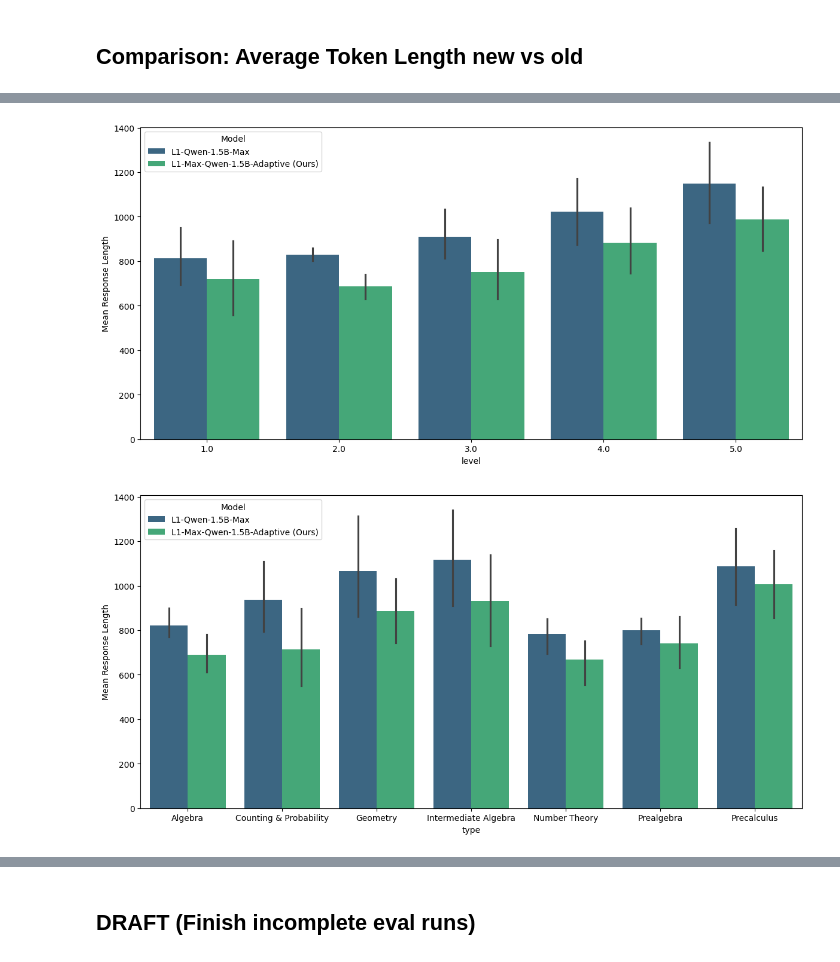
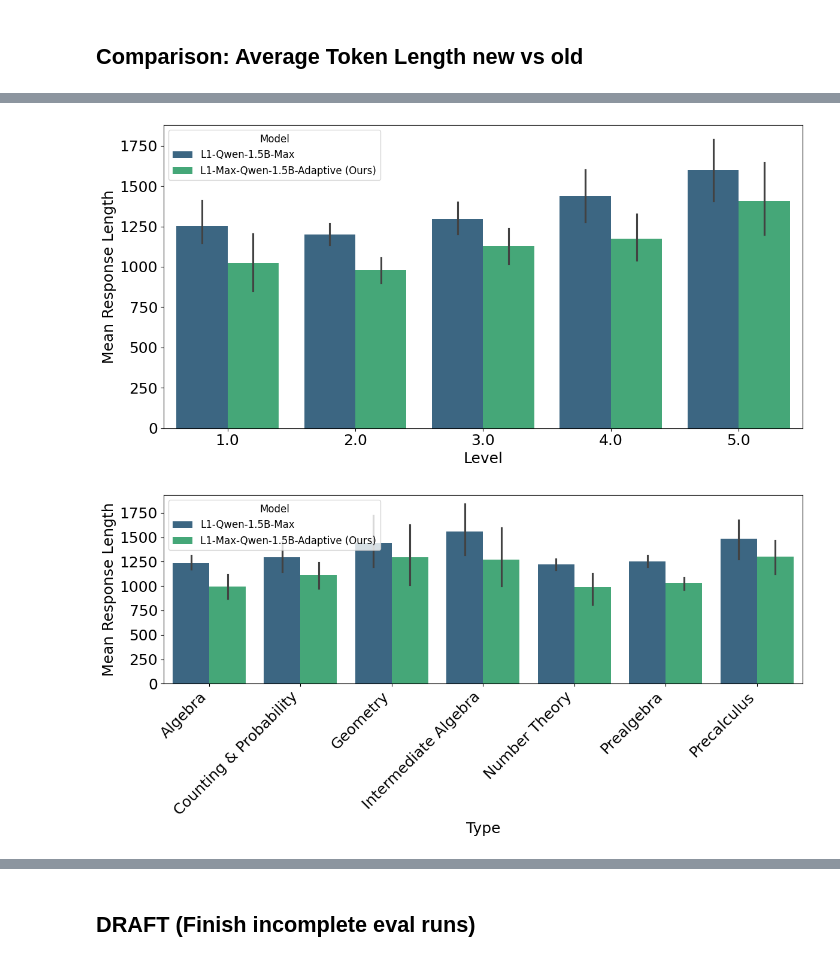
Before and after one commit to cayasryan/AdaptiveMathReasoning, a Jupyter notebook: explore/explore_eval_results.ipynb, the cells around one changed output, grey strips where cells are left out. Saved outputs shown, nothing was run; the diff lists cells and outputs as text; code cells hidden in the pictures.

Commit message:
more eval results + figs

```diff
--- a/explore/explore_eval_results.ipynb
+++ b/explore/explore_eval_results.ipynb
@@ -64,7 +64,7 @@ importlib.reload(scripts.math_reward)
 
 from scripts.math_reward import math_reward_fn
 
-target_tokens = 2000
+target_tokens = 3600
 
 math_val["reward"] = math_val.apply(
     lambda row: math_reward_fn(row["responses"], row["ground_truth"], target_tokens, row["token_lengths"]),
@@ -278,17 +335,24 @@ plt.show()
 grouped_type_all = math_val.groupby('type')['token_lengths'].agg(['mean', 'std']).reset_index()
 
 plt.figure(figsize=(12, 6))
-ax = sns.barplot(data=grouped_correct, x='type', y='mean', hue='type', palette='viridis', legend=False)
+ax = sns.barplot(
+    data=grouped_correct, x='type', y='mean', hue='type',
+    palette='viridis', legend=False
+)
 
-# Add error bars: match each row in grouped_all to a bar
+# Add error bars
 for (i, row), bar in zip(grouped_all.iterrows(), ax.patches):
     height = bar.get_height()
     x = bar.get_x() + bar.get_width() / 2
     ax.errorbar(x=x, y=height, yerr=row['std'], fmt='none', c='black', capsize=5)
 
+# Set font sizes
+ax.set_xlabel('Type', fontsize=18)
+ax.set_ylabel('Token Length', fontsize=18)
+ax.tick_params(axis='both', labelsize=18)
 
-plt.title('Mean ± Std of Token Lengths per Type')
-plt.ylabel('Token Length')
+plt.xticks(rotation=45, ha='right', fontsize=18)
 plt.tight_layout()
+plt.savefig('../figures/mean_std_tokens_type_l1.png', dpi=300, bbox_inches='tight')
 plt.show()
 # %% [output]
@@ -296,4 +360,5 @@ plt.show()
 # %% [markdown]
 ## Comparison: Average Token Length new vs old
 # %%
-df_new = math_val.copy()
+df_old = pd.read_parquet("../eval_results/Responses_L1-Qwen-1.5B-Max_test_no_level_type_3000TargetTokens.parquet")
+df_new = pd.read_parquet("../eval_results/Responses_checkpoint-400_test_no_level_type_3000TargetTokens.parquet")
@@ -340,8 +411,8 @@ df_combined = pd.DataFrame({
     'answer_old': df_old['answer'],
     'is_correct_new': df_new['is_correct'],
     'is_correct_old': df_old['is_correct'],
-    'reward_new': df_new['reward'],
-    'reward_old': df_old['reward']
+    'reward_new': df_new['rewards'],
+    'reward_old': df_old['rewards']
 })
 
 df_combined
@@ -396,33 +482,49 @@ new_right_old_wrong
 import pandas as pd
 import seaborn as sns
 import matplotlib.pyplot as plt
 
 # Compute mean token lengths per level and type
 df_grouped = df_combined.groupby(['level', 'type'])[['token_lengths_new', 'token_lengths_old']].mean().reset_index()
 df_grouped = df_grouped.rename(columns={
     'token_lengths_old': 'L1-Qwen-1.5B-Max',
     'token_lengths_new': 'L1-Max-Qwen-1.5B-Adaptive (Ours)'
 })
 
 # Melt the DataFrame so we can plot both token lengths in one go
 df_melted = df_grouped.melt(id_vars=['level', 'type'],
                             value_vars=['L1-Qwen-1.5B-Max', 'L1-Max-Qwen-1.5B-Adaptive (Ours)'],
                             var_name='Model', value_name='Mean Response Length')
 
-# Plot mean token lengths grouped by level and type
+
+# Plot mean token lengths grouped by level
 plt.figure(figsize=(12, 6))
 sns.barplot(data=df_melted, x='level', y='Mean Response Length', hue='Model',
             palette='viridis', dodge=True)
 
+plt.xlabel('Level', fontsize=18)
+plt.ylabel('Mean Response Length', fontsize=18)
+plt.xticks(fontsize=18)
+plt.yticks(fontsize=18)
+plt.legend(title='Model', fontsize=12, title_fontsize=12, loc='upper left')
+
 plt.tight_layout()
+plt.savefig('../figures/mean_response_per_level_noltprompt.png', dpi=300, bbox_inches='tight')
 plt.show()
 
+# Plot mean token lengths grouped by type
 plt.figure(figsize=(12, 6))
 sns.barplot(data=df_melted, x='type', y='Mean Response Length', hue='Model',
             palette='viridis', dodge=True)
 
+plt.xlabel('Type', fontsize=18)
+plt.ylabel('Mean Response Length', fontsize=18)
+plt.xticks(fontsize=18, rotation=45, ha='right')
+plt.yticks(fontsize=18)
+plt.legend(title='Model', fontsize=12, title_fontsize=12, loc='upper left')
+
 plt.tight_layout()
+plt.savefig('../figures/mean_response_per_type_noltprompt.png', dpi=300, bbox_inches='tight')
 plt.show()
 # %% [output]
-[figure, old version]
+[figure, new version]
-[figure, old version]
+[figure, new version]
```
Also changed, not shown: parts of 24 cells of this notebook, 20 other files.
